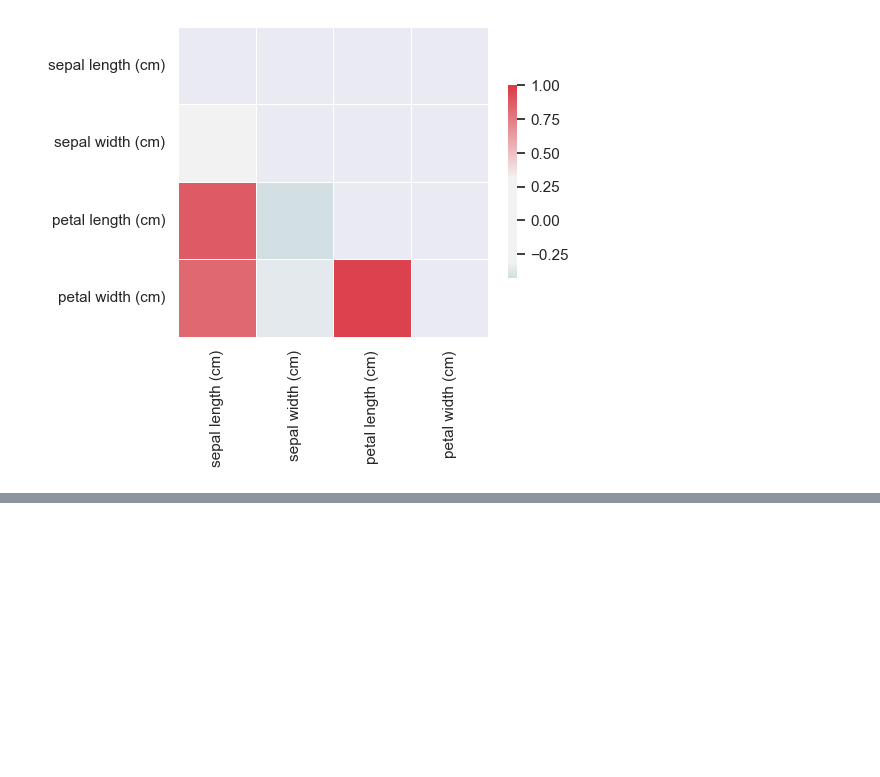
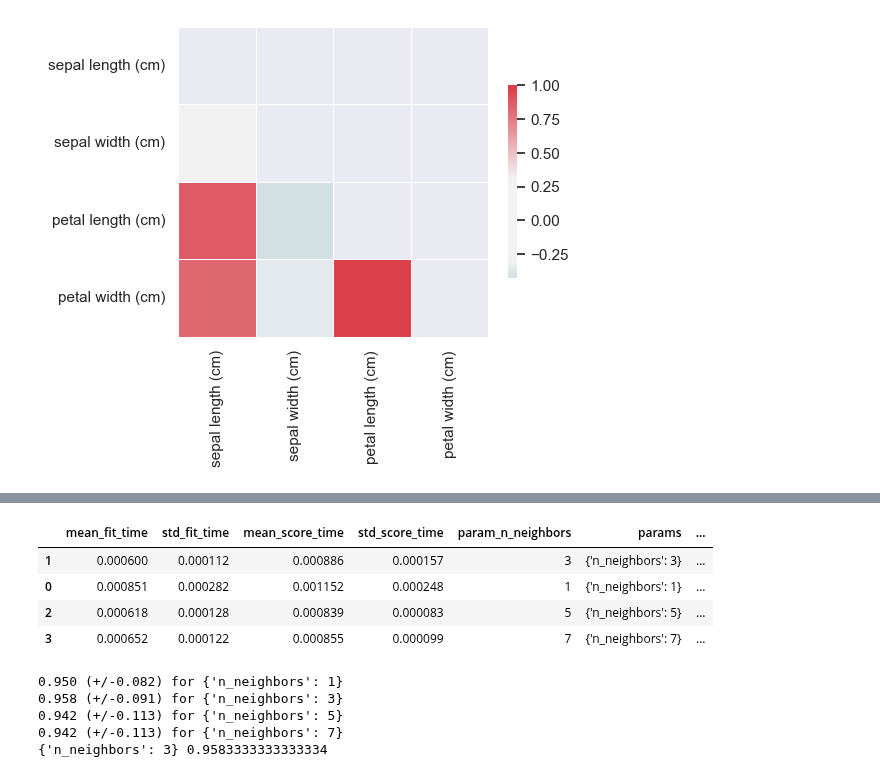
Before and after one commit to pNatTueku/basicPython, a Jupyter notebook: classification_iris_data.ipynb, the cells around one changed output, grey strips where cells are left out. Cells and saved outputs as stored; diff of their text form; code cells hidden in the pictures; blank space fills up the shorter version.

```diff
--- a/classification_iris_data.ipynb
+++ b/classification_iris_data.ipynb
@@ -222,0 +402,21 @@ sns.heatmap(df.corr(), mask = mask, cmap = cmap, vmax = 1, center = 0, square =
+# %%
+s.sort_values('mean_test_score', ascending = False)
+# %% [output]
+|  | mean_fit_time | std_fit_time | mean_score_time | std_score_time | param_n_neighbors | params | ... |
+| 1 | 0.000600 | 0.000112 | 0.000886 | 0.000157 | 3 | {'n_neighbors': 3} | ... |
+| 0 | 0.000851 | 0.000282 | 0.001152 | 0.000248 | 1 | {'n_neighbors': 1} | ... |
+| 2 | 0.000618 | 0.000128 | 0.000839 | 0.000083 | 5 | {'n_neighbors': 5} | ... |
+| 3 | 0.000652 | 0.000122 | 0.000855 | 0.000099 | 7 | {'n_neighbors': 7} | ... |
+# %%
+means = clf_grid.cv_results_['mean_test_score']
+stds = clf_grid.cv_results_['std_test_score']
+
+for mean, std, params in zip(means, stds, clf_grid.cv_results_['params']):
+    print("%0.3f (+/-%0.03f) for %r" %(mean, std * 2, params))
+print(clf_grid.best_params_, clf_grid.best_score_)
+# %% [output]
+0.950 (+/-0.082) for {'n_neighbors': 1}
+0.958 (+/-0.091) for {'n_neighbors': 3}
+0.942 (+/-0.113) for {'n_neighbors': 5}
+0.942 (+/-0.113) for {'n_neighbors': 7}
+{'n_neighbors': 3} 0.9583333333333334
```
Also changed, not shown: parts of 26 cells of this notebook.
